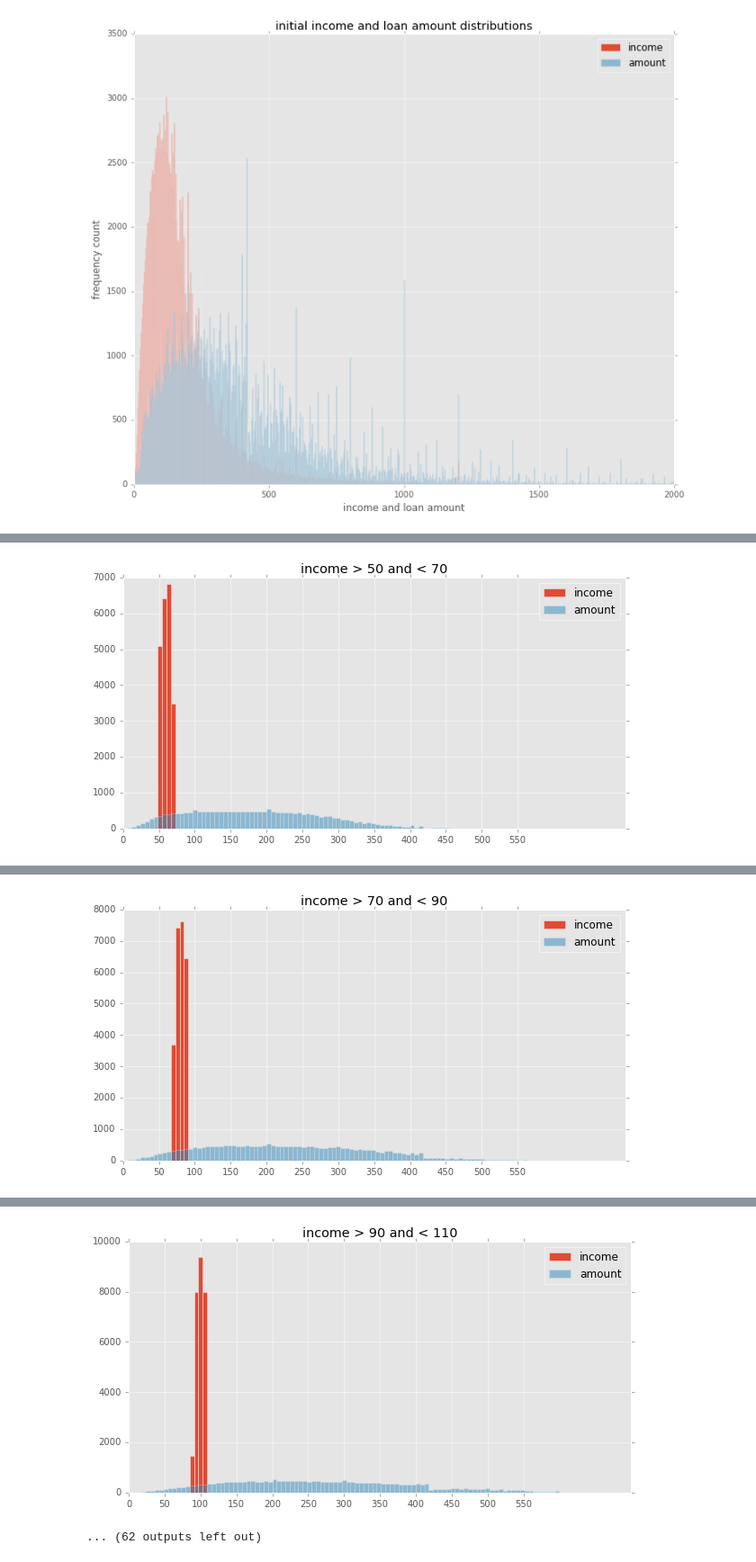
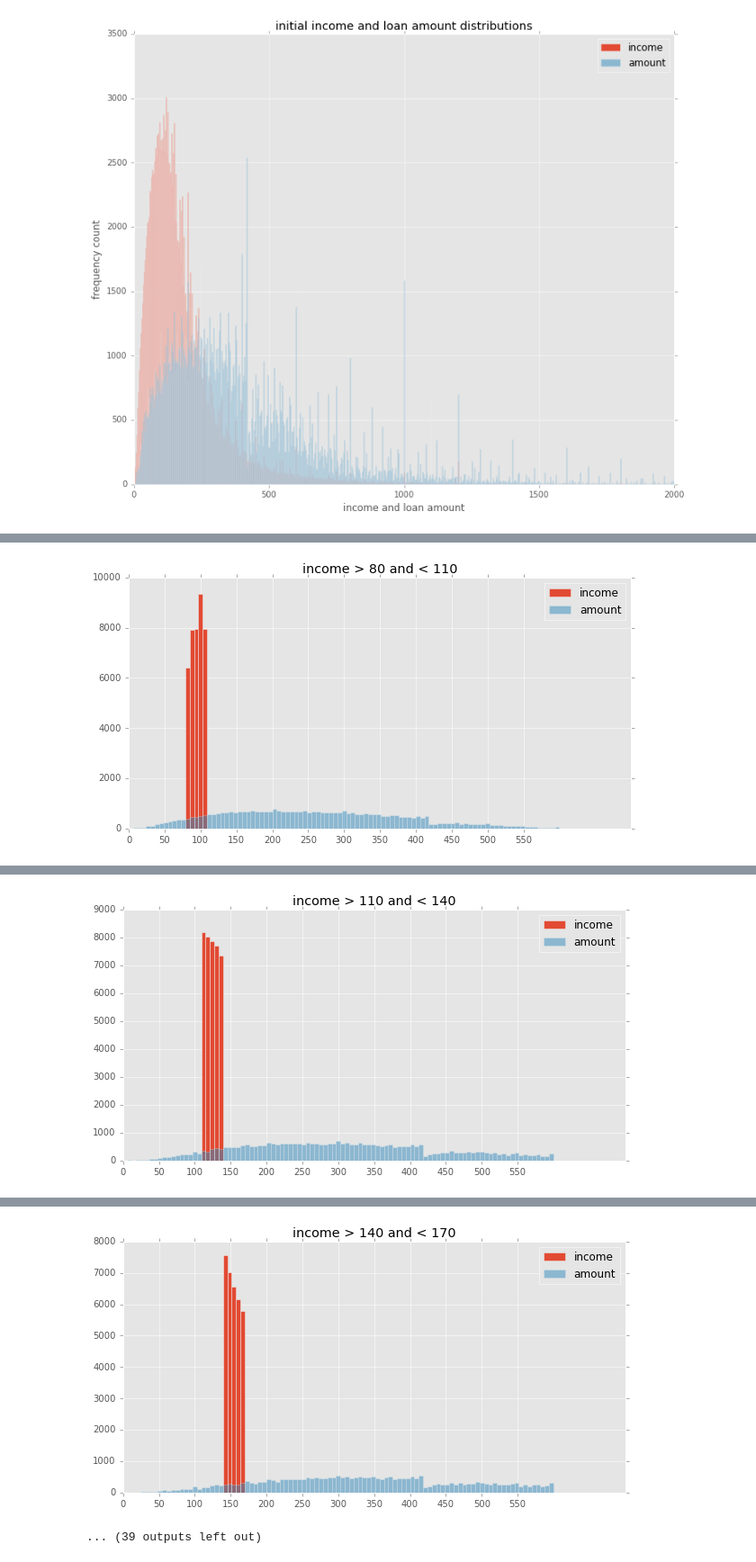
Before and after one commit to Kibrael/Edits, a Jupyter notebook: IQR cleaning viz.ipynb, the cells around one changed output, grey strips where cells are left out. Shown at 90% size. Drawn from its saved outputs; the diff is of its cells as text; code cells hidden in the pictures.

Commit message:
updating to produce desc stats csvs

```diff
--- a/IQR cleaning viz.ipynb
+++ b/IQR cleaning viz.ipynb
@@ -142,8 +142,9 @@ plt.show()
 #focus on finding the best bins
 #repeat for different SQL selection filters (junior liens, non-owner-occupied, VA/FHA/RHS loans, manufactured housing)
 bin_min = 0
-bin_max = 10
-bin_step = 20
+bin_max = 20
+bin_step = 30
+iqr_iter = 2
 pct_of_loans = OrderedDict({})
 first = True
 while bin_max < 750:#bank_df.income.max():
@@ -155,6 +156,7 @@ while bin_max < 750:#bank_df.income.max():
     bin_stats['mean'] = graph_bin.amount.mean()
     bin_stats['median'] = graph_bin.amount.median()
     bin_stats['max_mult'] = graph_bin.mult.max()
+    bin_stats['med_mult'] = graph_bin.mult.median()
     bin_stats['min_mult'] = graph_bin.mult.min()
     bin_stats['q98'] = graph_bin.amount.quantile(q=.98)
     bin_stats['q02'] = graph_bin.amount.quantile(q=.02)
@@ -165,22 +167,31 @@ while bin_max < 750:#bank_df.income.max():
     bin_stats['max_q'] = bin_stats['q75'] + 1.5 * bin_stats['iqr']
     bin_stats['count of loans'] = graph_bin.amount.count()
     bin_stats['pct of total loans'] = (graph_bin.amount.count() / bank_df.income.count()) * 100
-    graph_bin = graph_bin[(graph_bin.amount > bin_stats['min_q']) & (graph_bin.amount < bin_stats['max_q'])]
 
-    #reset bin stats to reflect IQR cutoffs
-    bin_stats['std']= graph_bin.amount.std()
-    bin_stats['mean'] = graph_bin.amount.mean()
-    bin_stats['median'] = graph_bin.amount.median()
-    bin_stats['max_mult'] = graph_bin.mult.max()
-    bin_stats['min_mult'] = graph_bin.mult.min()
-    bin_stats['q98'] = graph_bin.amount.quantile(q=.98)
-    bin_stats['q02'] = graph_bin.amount.quantile(q=.02)
-    bin_stats['q75'] = graph_bin.amount.quantile(q=.75)
-    bin_stats['q25'] = graph_bin.amount.quantile(q=.25)
-    bin_stats['iqr'] = bin_stats['q75'] - bin_stats['q25']
-    bin_stats['min_q'] = bin_stats['q25'] - 1.5 * bin_stats['iqr']
-    bin_stats['max_q'] = bin_stats['q75'] + 1.5 * bin_stats['iqr']
-    bin_stats['count of loans'] = graph_bin.amount.count()
+    #iterate over dataframe bin to remove outliers using IQR * 1.5
+    count=1
+    while count <= iqr_iter:
+        #remove outliers
+        graph_bin = graph_bin[(graph_bin.amount > bin_stats['min_q']) & (graph_bin.amount < bin_stats['max_q'])]
+        print('\n\niteration {num}'.format(num=count))
+        #reset bin stats to reflect IQR cutoffs
+        bin_stats['std']= graph_bin.amount.std()
+        bin_stats['mean'] = graph_bin.amount.mean()
+        bin_stats['median'] = graph_bin.amount.median()
+        bin_stats['max_mult'] = graph_bin.mult.max()
+        bin_stats['med_mult'] = graph_bin.mult.median()
+        bin_stats['min_mult'] = graph_bin.mult.min()
+        bin_stats['q98'] = graph_bin.amount.quantile(q=.98)
+        bin_stats['q02'] = graph_bin.amount.quantile(q=.02)
+        bin_stats['q75'] = graph_bin.amount.quantile(q=.75)
+        bin_stats['q25'] = graph_bin.amount.quantile(q=.25)
+        bin_stats['iqr'] = bin_stats['q75'] - bin_stats['q25']
+        bin_stats['min_q'] = bin_stats['q25'] - 1.5 * bin_stats['iqr']
+        bin_stats['max_q'] = bin_stats['q75'] + 1.5 * bin_stats['iqr']
+        bin_stats['count of loans'] = graph_bin.amount.count()
+        count+=1
+        for key, value in bin_stats.items(): #print descriptive stats
+            print(key,value)
 
     if first:
         first=False
@@ -189,8 +200,7 @@ while bin_max < 750:#bank_df.income.max():
         concat_df = pd.DataFrame(bin_stats, index=range(1)) #instantiate subsequent dataframe
         bin_df = pd.concat([bin_df, concat_df], axis=0) #concatenate dataframes each cycle
 
-    for key, value in bin_stats.items(): #print descriptive stats
-        print(key,value)
+
 
     amt = graph_bin.amount#.apply(sqrt)
     inc = graph_bin.income#.apply(sqrt) #square roots show much nicer distributions of amount to income
@@ -215,5 +225,5 @@ while bin_max < 750:#bank_df.income.max():
 path = 'linked_dist_stats/'
 if not os.path.exists(path):
     os.makedirs(path)
-bin_df.to_csv(path+'1IQR.csv')
+bin_df.to_csv(path+'{iqr_iter}IQR.csv'.format(iqr_iter=iqr_itr))
 # %% [output]
@@ -283 +301 @@ pct of total loans 7.50222488944
-[figure, old version]
+[figure, new version]
@@ -299 +319 @@ pct of total loans 8.6404135396
-[figure, old version]
+[figure, new version]
@@ -315,5 +337,5 @@ pct of total loans 9.19348184115
-[figure, old version]
+[figure, new version]
-... (62 outputs left out)
+... (39 outputs left out)
 # %%
 
 bin_df.reset_index(inplace=True, drop=True) #set an integer index instead of index passed at creation
```
Also changed, not shown: parts of 2 cells of this notebook, 3 other files.
